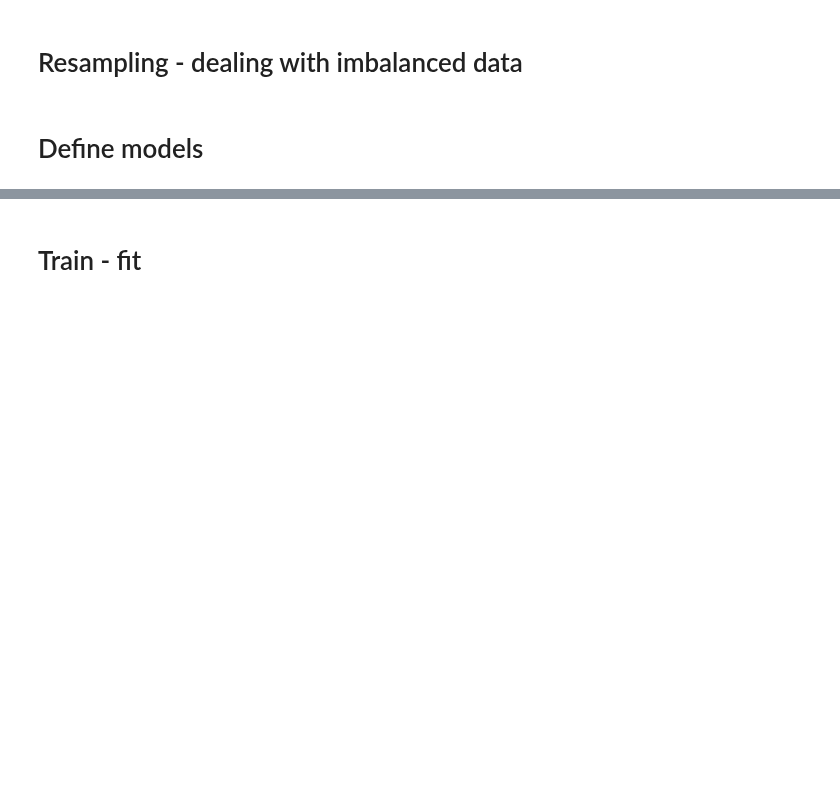
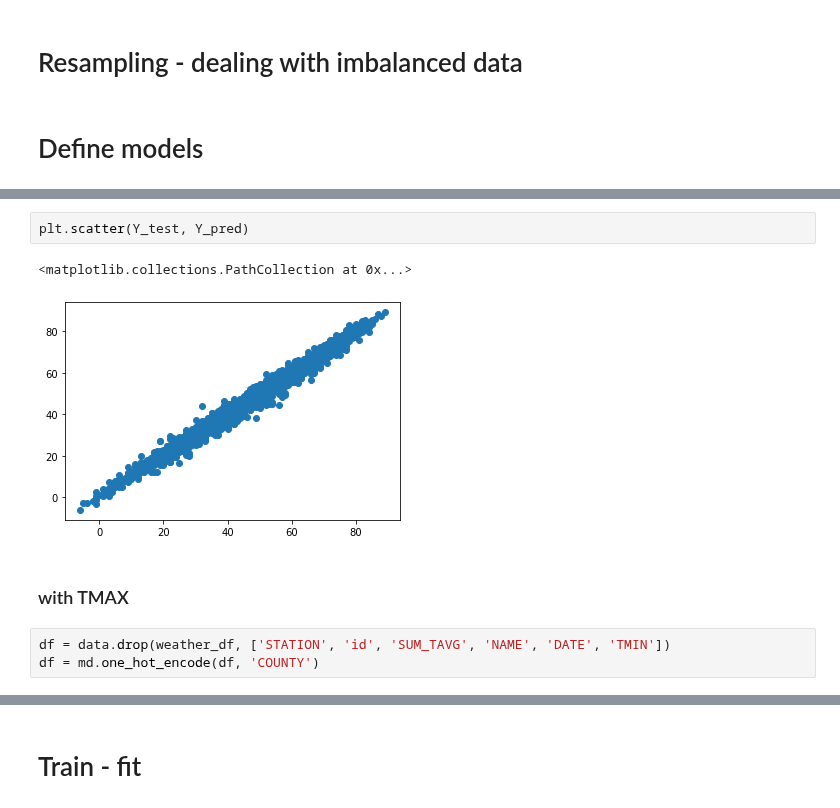
Before and after one commit to Alex-Kamenev/Weather_Data_Prediction_Models, a Jupyter notebook: Weather_Data_Predictive_Models.ipynb, the cells around one changed output, grey strips where cells are left out. Drawn from its saved outputs; the diff is of its cells as text; blank space fills up the shorter version.

```diff
--- a/Weather_Data_Predictive_Models.ipynb
+++ b/Weather_Data_Predictive_Models.ipynb
@@ -67,0 +197,10 @@ cycle per model
+# %%
+plt.scatter(Y_test, Y_pred)
+# %% [output]
+<matplotlib.collections.PathCollection at 0x...>
+[figure, added]
+# %% [markdown]
+### with TMAX
+# %%
+df = data.drop(weather_df, ['STATION', 'id', 'SUM_TAVG', 'NAME', 'DATE', 'TMIN'])
+df = md.one_hot_encode(df, 'COUNTY')
```
Also changed, not shown: parts of 35 cells of this notebook, 2 other files.
